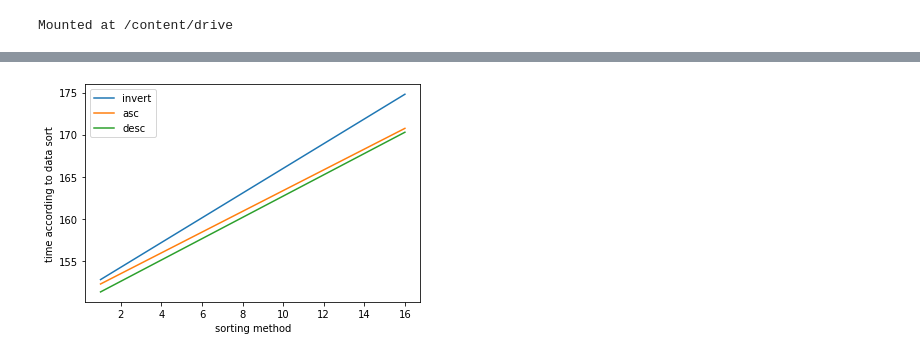
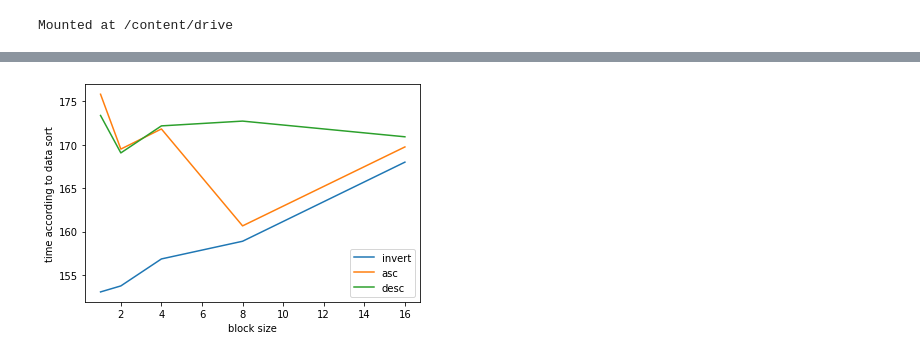
Before and after one commit to wangjh789/2021-2_BigData, a Jupyter notebook: compare_sort.ipynb, the cells around one changed output, grey strips where cells are left out. Cells and saved outputs as stored; diff of their text form; code cells hidden in the pictures.

```diff
--- a/compare_sort.ipynb
+++ b/compare_sort.ipynb
@@ -46,7 +46,7 @@ import time
 # %%
 input_rdd = sc.textFile('./drive/MyDrive/pagerank_data.txt')
 # %%
-BLOCK_SIZE = [16,1]
+BLOCK_SIZE = [16,8,4,2,1]
 PATH = ["./drive/MyDrive/inverted_list.txt","./drive/MyDrive/sorted_asc.txt","./drive/MyDrive/sorted_desc.txt"]
 MAX_ITER_COUNT = 20
 HYPER_PARAMETER = 0.85
@@ -146,16 +150,16 @@ for i in time_result:
 # %%
 import matplotlib.pyplot as plt
 import numpy as np
-invert_time = result[:2]
-asc_time = result[2:4]
-desc_time = result[4:]
+invert_time = result[:len(BLOCK_SIZE)]
+asc_time = result[len(BLOCK_SIZE):len(BLOCK_SIZE)*2]
+desc_time = result[len(BLOCK_SIZE)*2:]
 
-temp_x = np.arange(3)
+# temp_x = np.arange(len(BLOCK_SIZE))
 
-plt.bar(temp_x-0.0,[invert_time[0],asc_time[0],desc_time[0]],width=0.2,color='orange',label='16 block')
-plt.bar(temp_x+0.2,[invert_time[1],asc_time[1],desc_time[1]],width=0.2,color='blue',label='1 block')
-plt.xticks(temp_x+0.1,["invert","asc","desc"])
-plt.legend(loc=3)
-plt.xlabel("sorting method")
-plt.ylabel("time according to data sort")
-plt.show()
+# plt.bar(temp_x-0.0,[invert_time[0],asc_time[0],desc_time[0]],width=0.2,color='orange',label='16 block')
+# plt.bar(temp_x+0.2,[invert_time[1],asc_time[1],desc_time[1]],width=0.2,color='blue',label='1 block')
+# plt.xticks(temp_x+0.1,["invert","asc","desc"])
+# plt.legend(loc=3)
+# plt.xlabel("sorting method")
+# plt.ylabel("time according to data sort")
+# plt.show()
@@ -164,10 +166,10 @@ plt.show()
 # %%
-plt.plot([16,1], invert_time,label="invert")
-plt.plot([16,1], asc_time,label="asc")
-plt.plot([16,1], desc_time,label="desc")
-plt.xlabel("sorting method")
+plt.plot(BLOCK_SIZE, invert_time,label="invert")
+plt.plot(BLOCK_SIZE, asc_time,label="asc")
+plt.plot(BLOCK_SIZE, desc_time,label="desc")
+plt.xlabel("block size")
 plt.ylabel("time according to data sort")
 plt.legend()
 plt.show()
 # %% [output]
-[figure, old version]
+[figure, new version]
```
Also changed, not shown: parts of 3 cells of this notebook.
